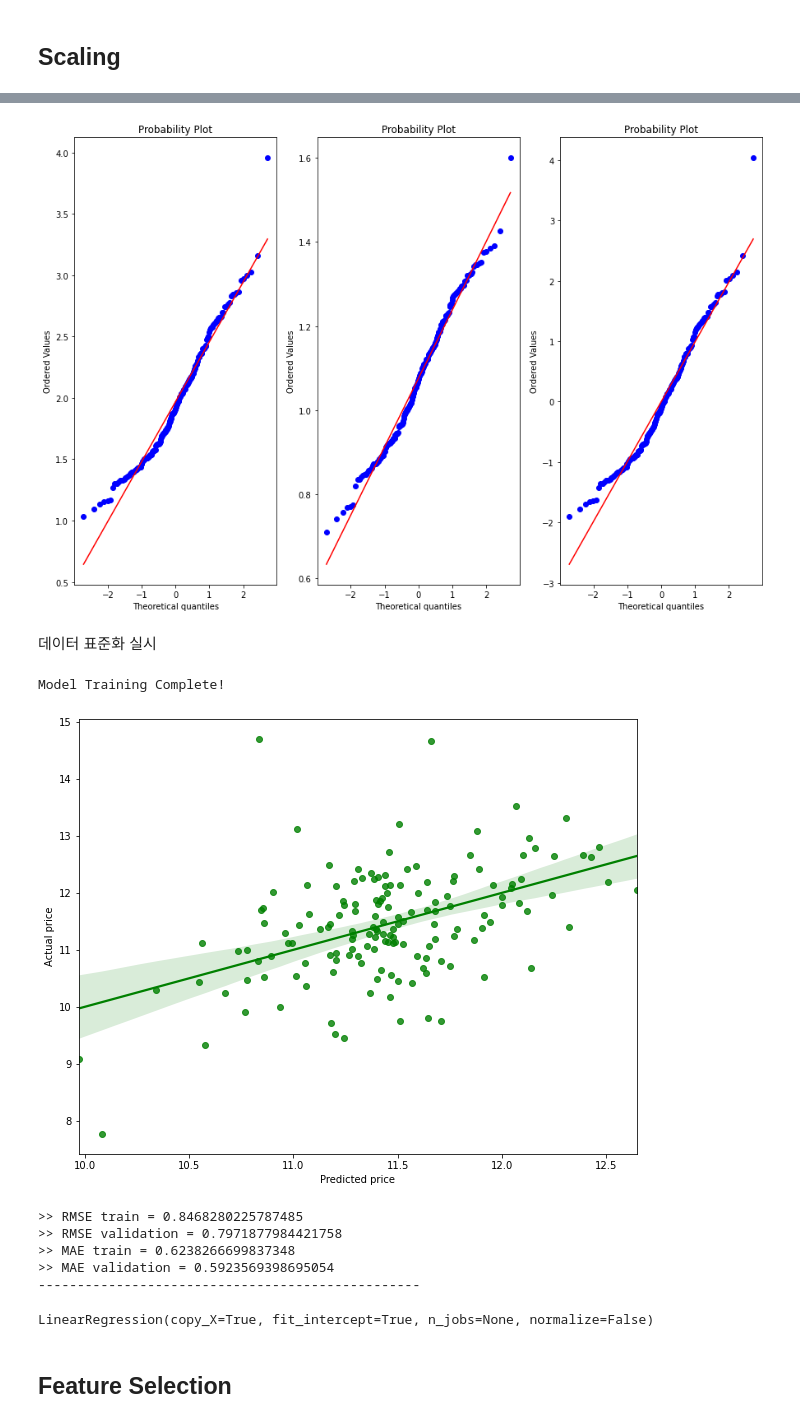
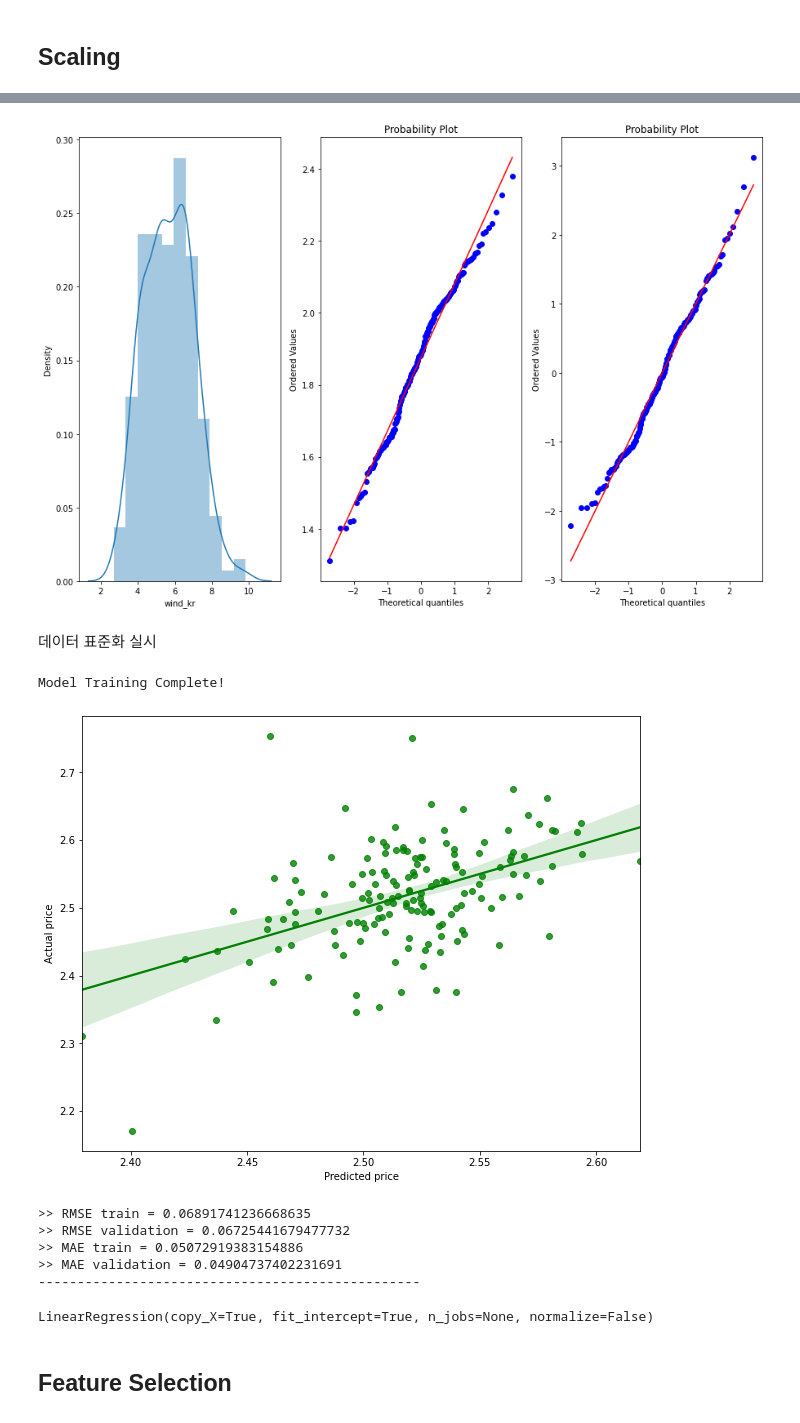
Before and after one commit to Yeony54/Project_Seafood_Import_Price_Prediction, a Jupyter notebook: 전처리 가설 검증 (어종별 모델).ipynb, the cells around one changed output, grey strips where cells are left out. Saved outputs shown, nothing was run; the diff lists cells and outputs as text; code cells hidden in the pictures.

```diff
--- a/전처리 가설 검증 (어종별 모델).ipynb
+++ b/전처리 가설 검증 (어종별 모델).ipynb
@@ -1227,9 +1259,9 @@ fig = plt.figure(figsize = (15,10))
 
 for i in columns:
 
-  if i == 'wind':
+  if i == 'wind_kr':
     fig.add_subplot(131)
-    stats.probplot(df_whiteleg_shrimp_add[i],dist=stats.norm , plot=plt)
+    sns.distplot(df_whiteleg_shrimp_add[i])
 
     df_copy = df_whiteleg_shrimp_add.copy()
     df_copy[i] = np.log1p(df_copy[i])
@@ -1241,24 +1273,24 @@ for i in columns:
     fig.add_subplot(133)
     stats.probplot(df_copy1[i], dist=stats.norm, plot=plt)
 # %% [output]
-[figure, old version]
+[figure, new version]
 # %% [markdown]
 데이터 표준화 실시
 # %%
 x_features = df_whiteleg_shrimp_add.drop('P_PRICE', axis=1)
 y_target = df_whiteleg_shrimp_add['P_PRICE']
 
-scaler = StandardScaler()
-x_features = scaler.fit_transform(x_features)
+x_features = np.log1p(x_features)
+y_target = np.log1p(y_target)
 
 train_model(x_features,y_target)
 # %% [output]
 Model Training Complete!
-[figure, old version]
+[figure, new version]
->> RMSE train = 0.8468280225787485
->> RMSE validation = 0.7971877984421758
->> MAE train = 0.6238266699837348
->> MAE validation = 0.5923569398695054
+>> RMSE train = 0.06891741236668635
+>> RMSE validation = 0.06725441679477732
+>> MAE train = 0.05072919383154886
+>> MAE validation = 0.04904737402231691
 -------------------------------------------------
 LinearRegression(copy_X=True, fit_intercept=True, n_jobs=None, normalize=False)
 # %% [markdown]
```
Also changed, not shown: parts of 64 cells of this notebook.
